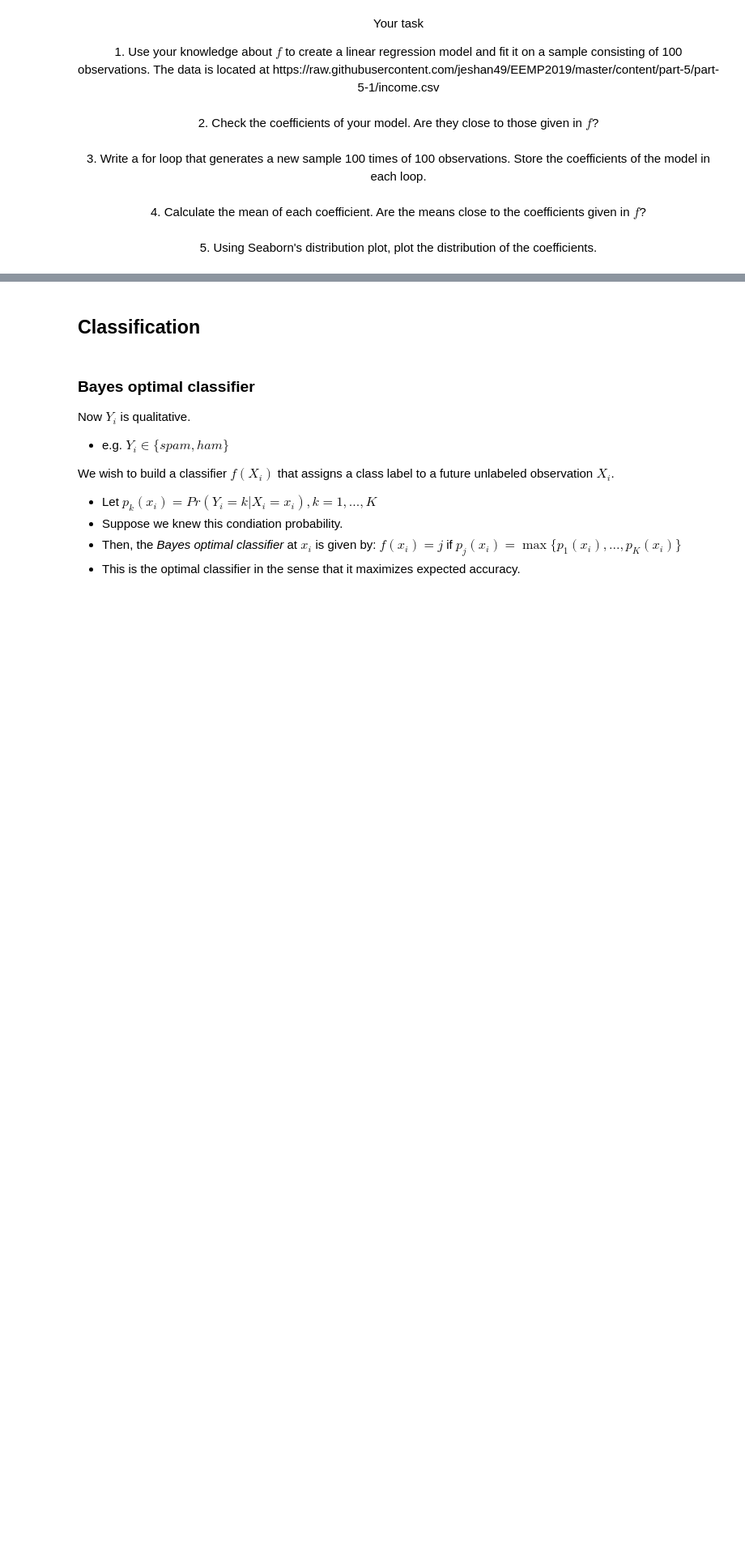
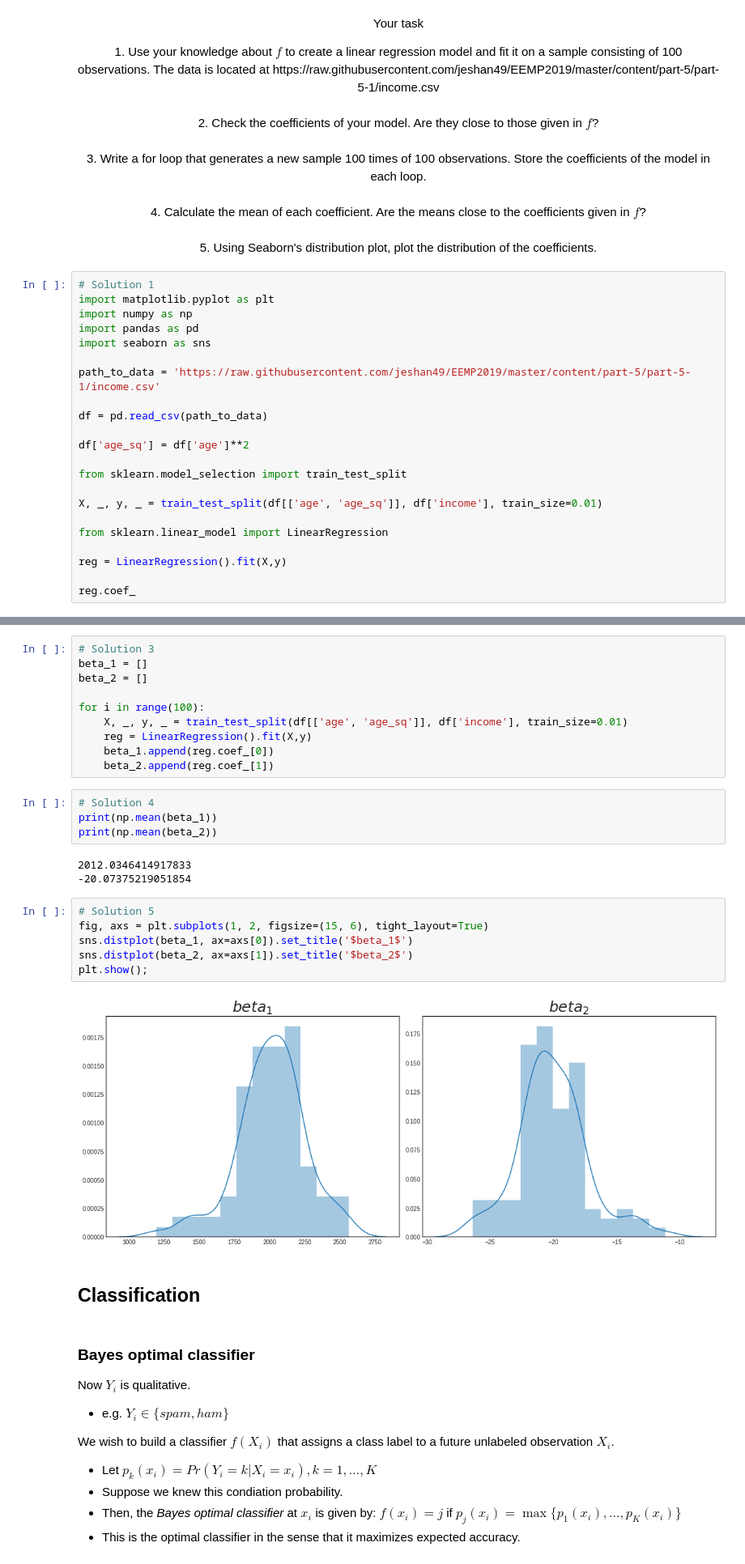
Before and after one commit to armoutihansen/EEMP2019, a Jupyter notebook: content/part-5/sl2.ipynb, the cells around one changed output, grey strips where cells are left out. Shown: that part at 81% size. Cells and saved outputs as stored; diff of their text form; blank space fills up the shorter version.

```diff
--- a/content/part-5/sl2.ipynb
+++ b/content/part-5/sl2.ipynb
@@ -414,3 +414,25 @@ X_train, X_test, y_train, y_test = train_test_split(df['X'], df['y'], train_size
 4. Calculate the mean of each coefficient. Are the means close to the coefficients given in $f$?<br><br>
 5. Using Seaborn's distribution plot, plot the distribution of the coefficients.
 </div></center>
+# %%
+# Solution 1
+import matplotlib.pyplot as plt
+import numpy as np
+import pandas as pd
+import seaborn as sns
+
+path_to_data = 'https://raw.githubusercontent.com/jeshan49/EEMP2019/master/content/part-5/part-5-1/income.csv'
+
+df = pd.read_csv(path_to_data)
+
+df['age_sq'] = df['age']**2
+
+from sklearn.model_selection import train_test_split
+
+X, _, y, _ = train_test_split(df[['age', 'age_sq']], df['income'], train_size=0.01)
+
+from sklearn.linear_model import LinearRegression
+
+reg = LinearRegression().fit(X,y)
+
+reg.coef_
@@ -417,3 +443,28 @@ X_train, X_test, y_train, y_test = train_test_split(df['X'], df['y'], train_size
+# %%
+# Solution 3
+beta_1 = []
+beta_2 = []
+
+for i in range(100):
+    X, _, y, _ = train_test_split(df[['age', 'age_sq']], df['income'], train_size=0.01)
+    reg = LinearRegression().fit(X,y)
+    beta_1.append(reg.coef_[0])
+    beta_2.append(reg.coef_[1])
+# %%
+# Solution 4
+print(np.mean(beta_1))
+print(np.mean(beta_2))
+# %% [output]
+2012.0346414917833
+-20.07375219051854
+# %%
+# Solution 5
+fig, axs = plt.subplots(1, 2, figsize=(15, 6), tight_layout=True)
+sns.distplot(beta_1, ax=axs[0]).set_title('$beta_1$')
+sns.distplot(beta_2, ax=axs[1]).set_title('$beta_2$')
+plt.show();
+# %% [output]
+[figure, added]
 # %% [markdown]
 ## Classification
 # %% [markdown]
```
Also changed, not shown: parts of 7 cells of this notebook.
